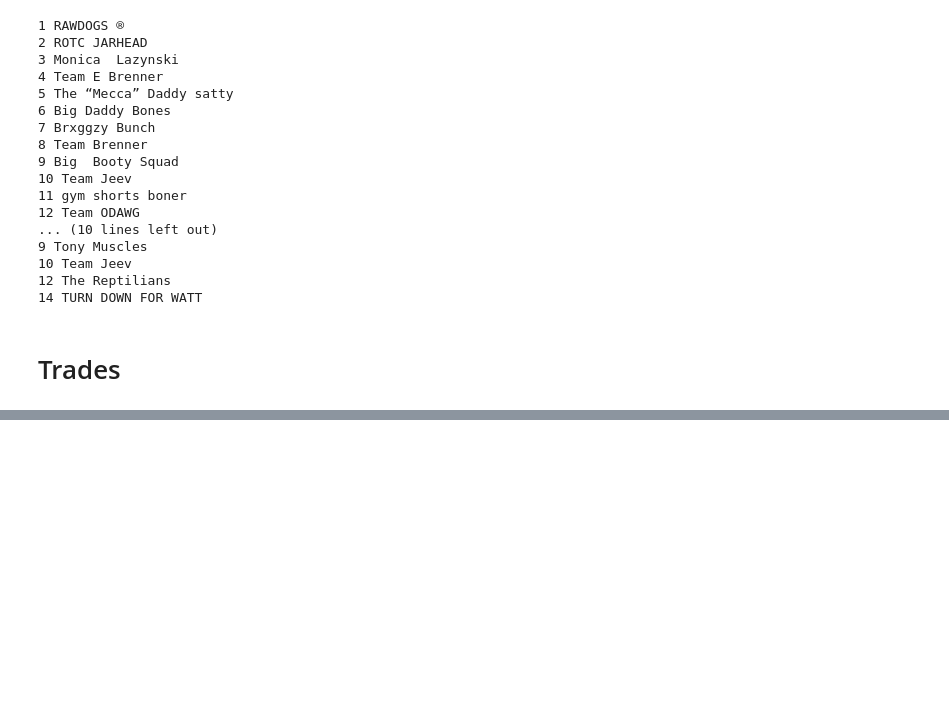
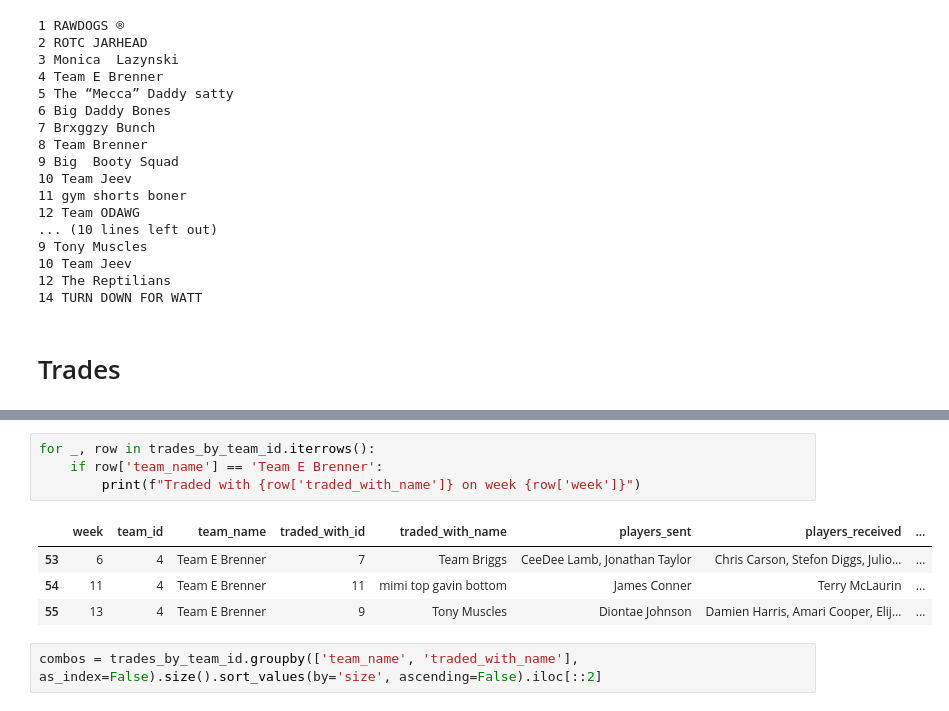
Before and after one commit to arjunghelani/afl-fantasy, a Jupyter notebook: backend/test.ipynb, the cells around one changed output, grey strips where cells are left out. Cells and saved outputs as stored; diff of their text form; blank space fills up the shorter version.

```diff
--- a/backend/test.ipynb
+++ b/backend/test.ipynb
@@ -776,0 +977,11 @@ league.teams[4].team_name
+# %%
+for _, row in trades_by_team_id.iterrows():
+    if row['team_name'] == 'Team E Brenner':
+        print(f"Traded with {row['traded_with_name']} on week {row['week']}")
+# %% [output]
+|  | week | team_id | team_name | traded_with_id | traded_with_name | players_sent | players_received | ... |
+| 53 | 6 | 4 | Team E Brenner | 7 | Team Briggs | CeeDee Lamb, Jonathan Taylor | Chris Carson, Stefon Diggs, Julio... | ... |
+| 54 | 11 | 4 | Team E Brenner | 11 | mimi top gavin bottom | James Conner | Terry McLaurin | ... |
+| 55 | 13 | 4 | Team E Brenner | 9 | Tony Muscles | Diontae Johnson | Damien Harris, Amari Cooper, Elij... | ... |
+# %%
+combos = trades_by_team_id.groupby(['team_name', 'traded_with_name'], as_index=False).size().sort_values(by='size', ascending=False).iloc[::2]
```
Also changed, not shown: parts of 15 cells of this notebook, 17 other files.
